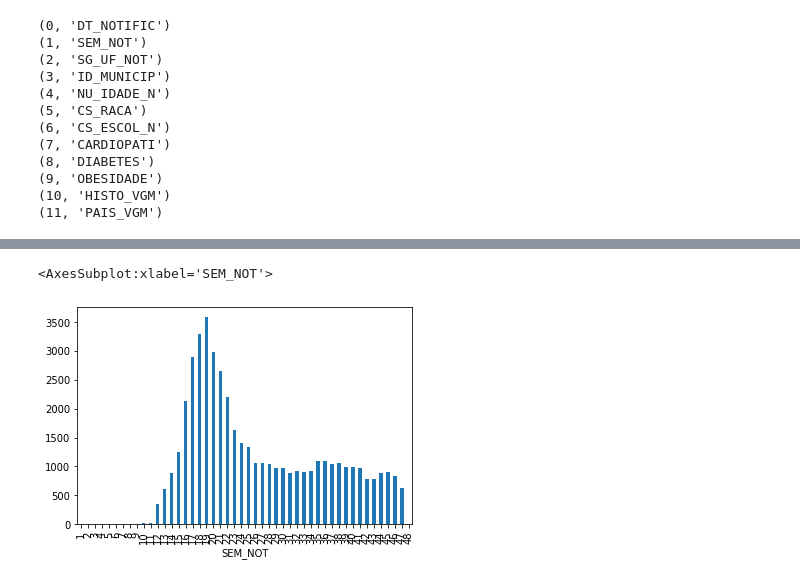
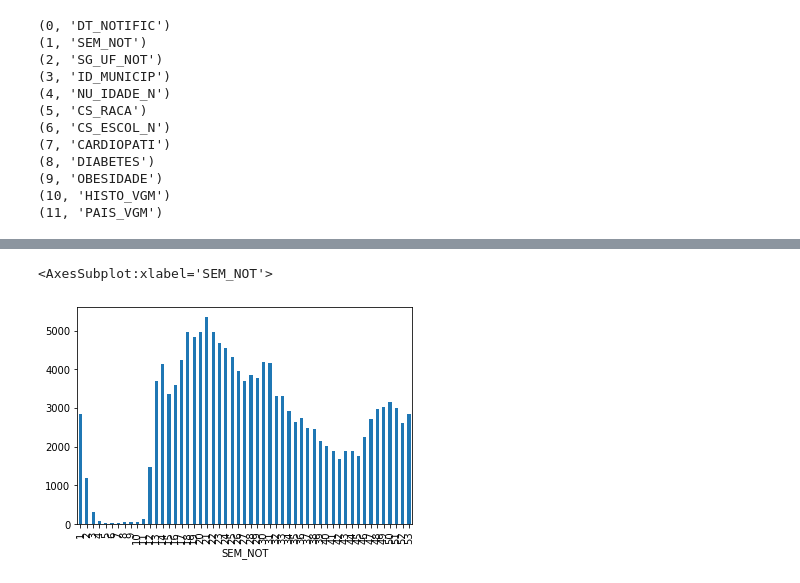
Before and after one commit to fmasanori/CursoPyLadiesSP, a Jupyter notebook: OpendataSUS SRAG 2020.ipynb, the cells around one changed output, grey strips where cells are left out. Cells and saved outputs as stored; diff of their text form; code cells hidden in the pictures.

```diff
--- a/OpendataSUS SRAG 2020.ipynb
+++ b/OpendataSUS SRAG 2020.ipynb
@@ -9,7 +9,7 @@ low_memory=False
 pd.options.display.max_columns = 80
 pd.options.display.max_rows = 90
 # %%
-filename = r'C:\Users\fmasa\Downloads\INFLUD-23-11-2020.csv'
+filename = r'C:\Users\fmasa\Downloads\INFLUD-01-02-2021.csv'
 df = pd.read_csv(filename, delimiter=';',
                  usecols='CS_RACA CS_ESCOL_N SEM_NOT DT_NOTIFIC SG_UF_NOT HISTO_VGM PAIS_VGM CARDIOPATI DIABETES OBESIDADE NU_IDADE_N ID_MUNICIP'.split(),
                  encoding='ISO-8859-1',
@@ -160,5 +165,5 @@ df.query('SG_UF_NOT == "RJ"').groupby('SEM_NOT').size().plot(kind='bar')
 # %%
-df.query('ID_MUNICIP == "RIO DE JANEIRO"').groupby('SEM_NOT').size().plot(kind='bar')
+df.query('ID_MUNICIP == "SAO PAULO"').groupby('SEM_NOT').size().plot(kind='bar')
 # %% [output]
 <AxesSubplot:xlabel='SEM_NOT'>
-[figure, old version]
+[figure, new version]
```
Also changed, not shown: parts of 18 cells of this notebook.
